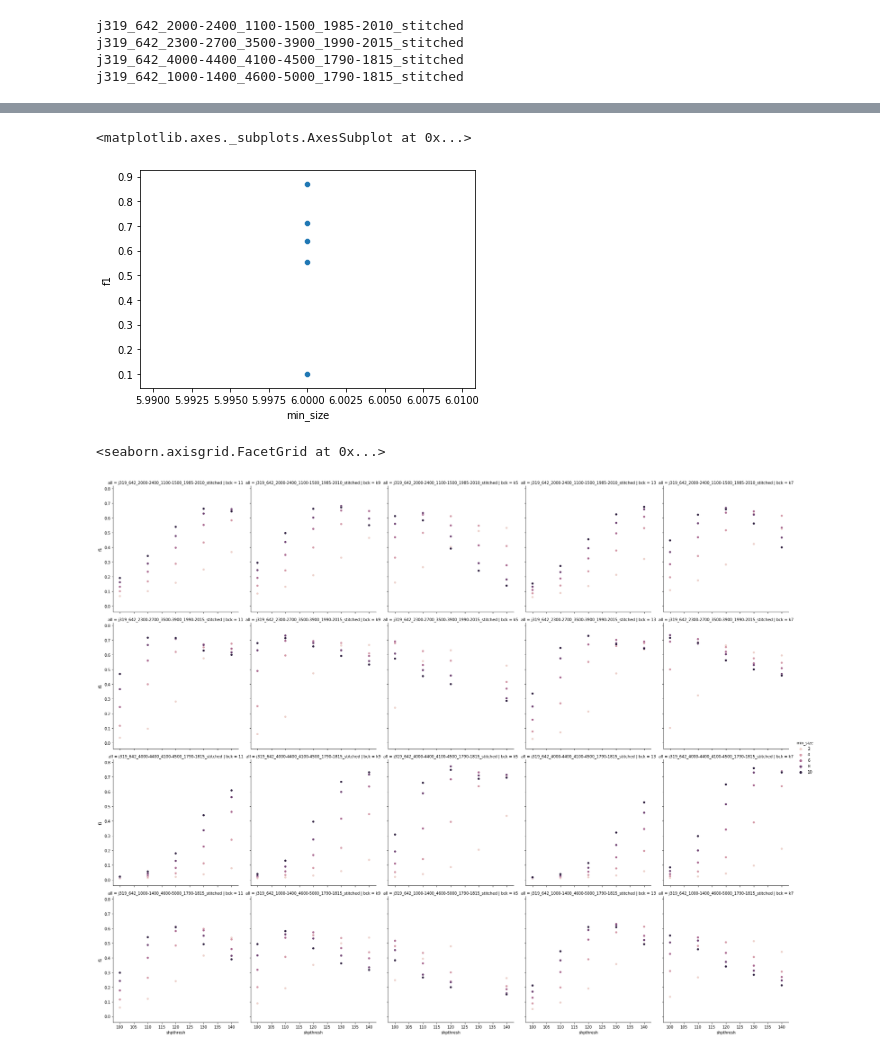
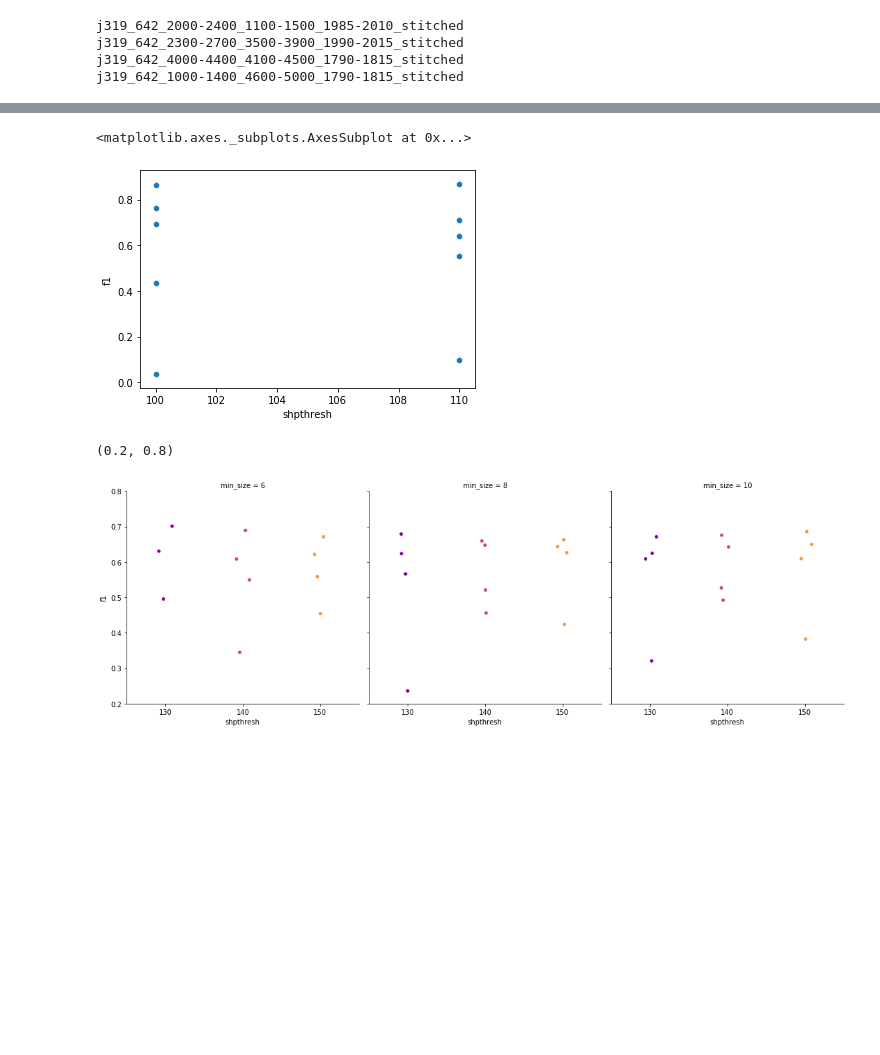
Before and after one commit to PrincetonUniversity/BrainPipe, a Jupyter notebook: cm2/cm2_parameter_sweep.ipynb, the cells around one changed output, grey strips where cells are left out. Cells and saved outputs as stored; diff of their text form; code cells hidden in the pictures; blank space fills up the shorter version.

```diff
--- a/cm2/cm2_parameter_sweep.ipynb
+++ b/cm2/cm2_parameter_sweep.ipynb
@@ -291,6 +280,6 @@ pd_488 = pd_488[pd_488['shpthresh']==110]
 pd_488 = pd_488[pd_488['min_size']==6]
 # %%
-sns.scatterplot(data=pd_488,x='min_size',y='f1')
+sns.scatterplot(data=pd_488,x='shpthresh',y='f1')
 #plt.ylim([0.6,1])
 #k5, 110,4 // 120-130,2
 #k7, 110,6 // 120,4
@@ -299,16 +288,20 @@ sns.scatterplot(data=pd_488,x='min_size',y='f1')
 #13, 130,8
 # %% [output]
 <matplotlib.axes._subplots.AxesSubplot at 0x...>
-[figure, old version]
+[figure, new version]
 # %%
 pd_642 = pd_642_orig.copy()
 pd_642['shpthresh']=pd_642['shpthresh'].astype('int')
 pd_642['min_size']=pd_642['min_size'].astype('int')
 
-pd_642 = pd_642[pd_642['shpthresh'] <150]
-pd_642 = pd_642[pd_642['bck']!='k3']
+pd_642 = pd_642[pd_642['shpthresh'] <160]
+pd_642 = pd_642[pd_642['shpthresh'] >120]
+pd_642 = pd_642[pd_642['bck']=='13']
+pd_642=pd_642[pd_642['min_size']<12]
+pd_642=pd_642[pd_642['min_size']>5]
 # %%
-sns.relplot(data = pd_642,x='shpthresh',y='f1',col='bck',row='all',hue='min_size')
+sns.catplot(data = pd_642,x='shpthresh',y='f1',col='min_size',palette='plasma')
+plt.ylim([0.2,0.8])
 # %% [output]
-<seaborn.axisgrid.FacetGrid at 0x...>
+(0.2, 0.8)
-[figure, old version]
+[figure, new version]
```
Also changed, not shown: parts of 10 cells of this notebook.
